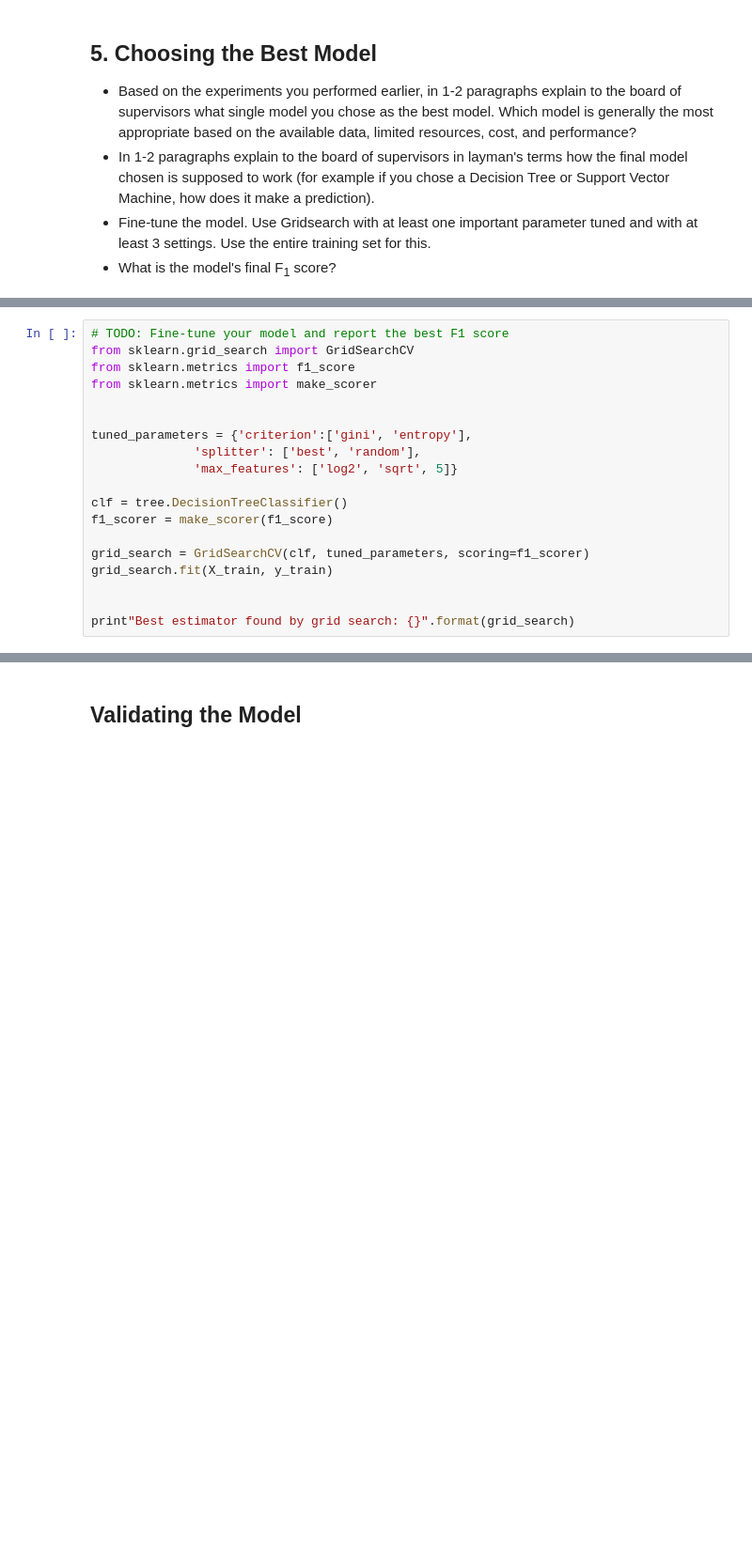
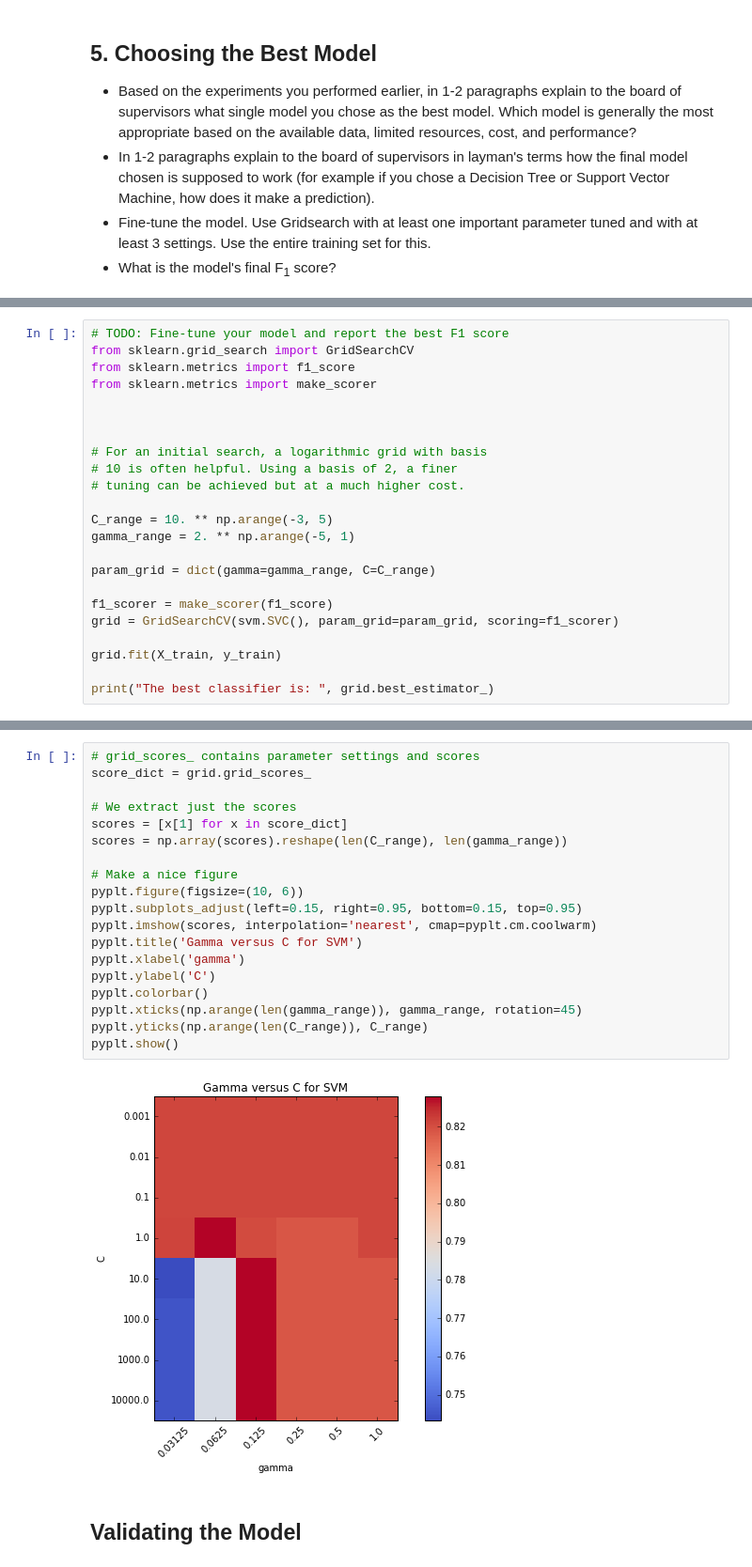
Before and after one commit to carlosvouking/studentIntervention, a Jupyter notebook: student_intervention.ipynb, the cells around one changed output, grey strips where cells are left out. Shown at 94% size. Cells and saved outputs as stored; diff of their text form; blank space fills up the shorter version.

Commit message:
feat: Tuned SVM with gamma and C

```diff
--- a/student_intervention.ipynb
+++ b/student_intervention.ipynb
@@ -334,16 +332,20 @@ from sklearn.metrics import f1_score
 from sklearn.metrics import make_scorer
 
 
-tuned_parameters = {'criterion':['gini', 'entropy'],
-              'splitter': ['best', 'random'],
-              'max_features': ['log2', 'sqrt', 5]}
 
-clf = tree.DecisionTreeClassifier()
+# For an initial search, a logarithmic grid with basis
+# 10 is often helpful. Using a basis of 2, a finer
+# tuning can be achieved but at a much higher cost.
+
+C_range = 10. ** np.arange(-3, 5)
+gamma_range = 2. ** np.arange(-5, 1)
+
+param_grid = dict(gamma=gamma_range, C=C_range)
+
 f1_scorer = make_scorer(f1_score)
+grid = GridSearchCV(svm.SVC(), param_grid=param_grid, scoring=f1_scorer)
 
-grid_search = GridSearchCV(clf, tuned_parameters, scoring=f1_scorer)
-grid_search.fit(X_train, y_train)
+grid.fit(X_train, y_train)
 
-
-print"Best estimator found by grid search: {}".format(grid_search)
+print("The best classifier is: ", grid.best_estimator_)
 # %% [output]
@@ -359,3 +356,24 @@ Best estimator found by grid search: GridSearchCV(cv=None, error_score='raise',
+# %%
+# grid_scores_ contains parameter settings and scores
+score_dict = grid.grid_scores_
+
+# We extract just the scores
+scores = [x[1] for x in score_dict]
+scores = np.array(scores).reshape(len(C_range), len(gamma_range))
+
+# Make a nice figure
+pyplt.figure(figsize=(10, 6))
+pyplt.subplots_adjust(left=0.15, right=0.95, bottom=0.15, top=0.95)
+pyplt.imshow(scores, interpolation='nearest', cmap=pyplt.cm.coolwarm)
+pyplt.title('Gamma versus C for SVM')
+pyplt.xlabel('gamma')
+pyplt.ylabel('C')
+pyplt.colorbar()
+pyplt.xticks(np.arange(len(gamma_range)), gamma_range, rotation=45)
+pyplt.yticks(np.arange(len(C_range)), C_range)
+pyplt.show()
+# %% [output]
+[figure, added]
 # %% [markdown]
 
 
```
Also changed, not shown: parts of 8 cells of this notebook, 3 other files.
